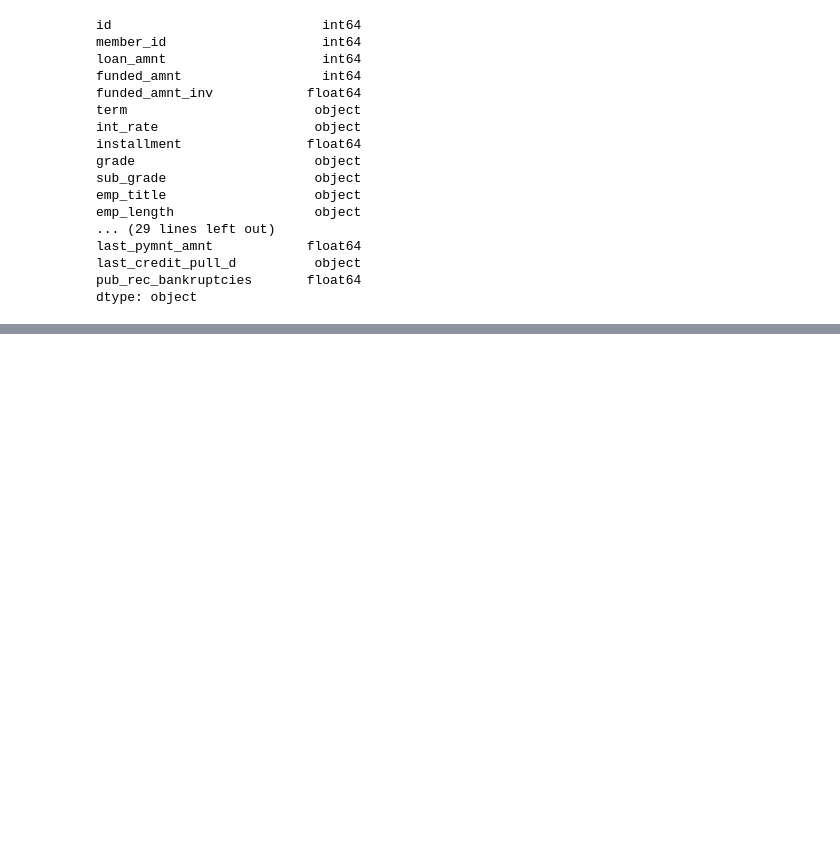
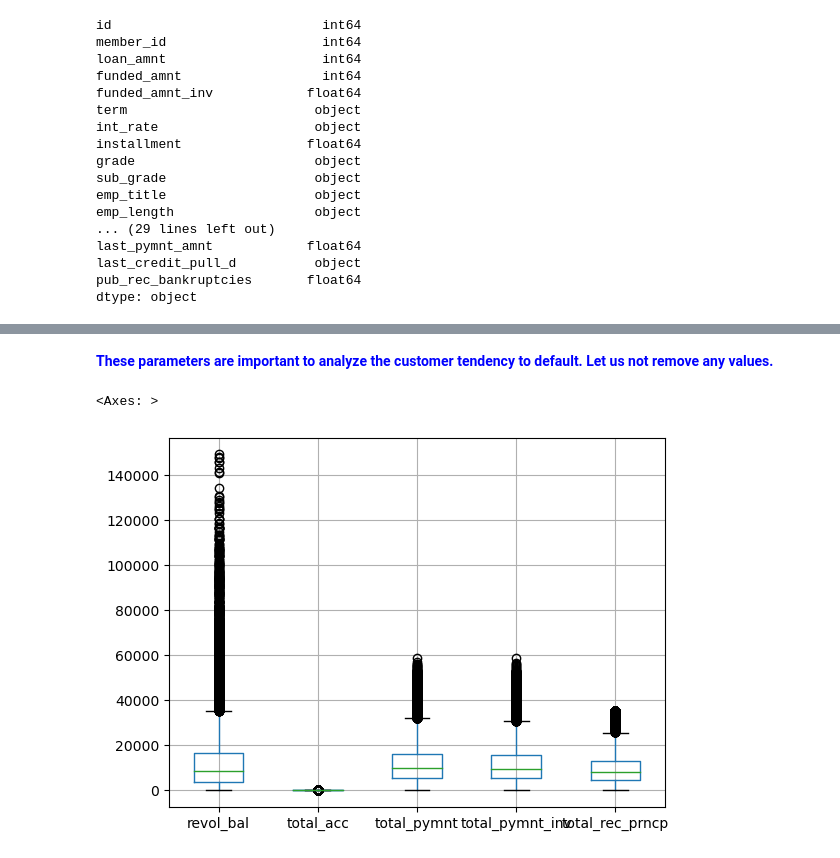
Before and after one commit to slkanthi/LendingClubCaseStudy, a Jupyter notebook: SreeLakshmiKanthi.ipynb, the cells around one changed output, grey strips where cells are left out. Saved outputs shown, nothing was run; the diff lists cells and outputs as text; code cells hidden in the pictures; blank space fills up the shorter version.

```diff
--- a/SreeLakshmiKanthi.ipynb
+++ b/SreeLakshmiKanthi.ipynb
@@ -72,0 +145,9 @@ dtype: object
+# %% [markdown]
+<font color=blue> __These parameters are important to analyze the customer tendency to default. Let us not remove any values.__ </font>
+# %%
+#Identify outliers
+data_to_plot = loan_data[['revol_bal', 'total_acc','total_pymnt','total_pymnt_inv','total_rec_prncp']]
+data_to_plot.boxplot()
+# %% [output]
+<Axes: >
+[figure, added]
```
Also changed, not shown: parts of 44 cells of this notebook.
